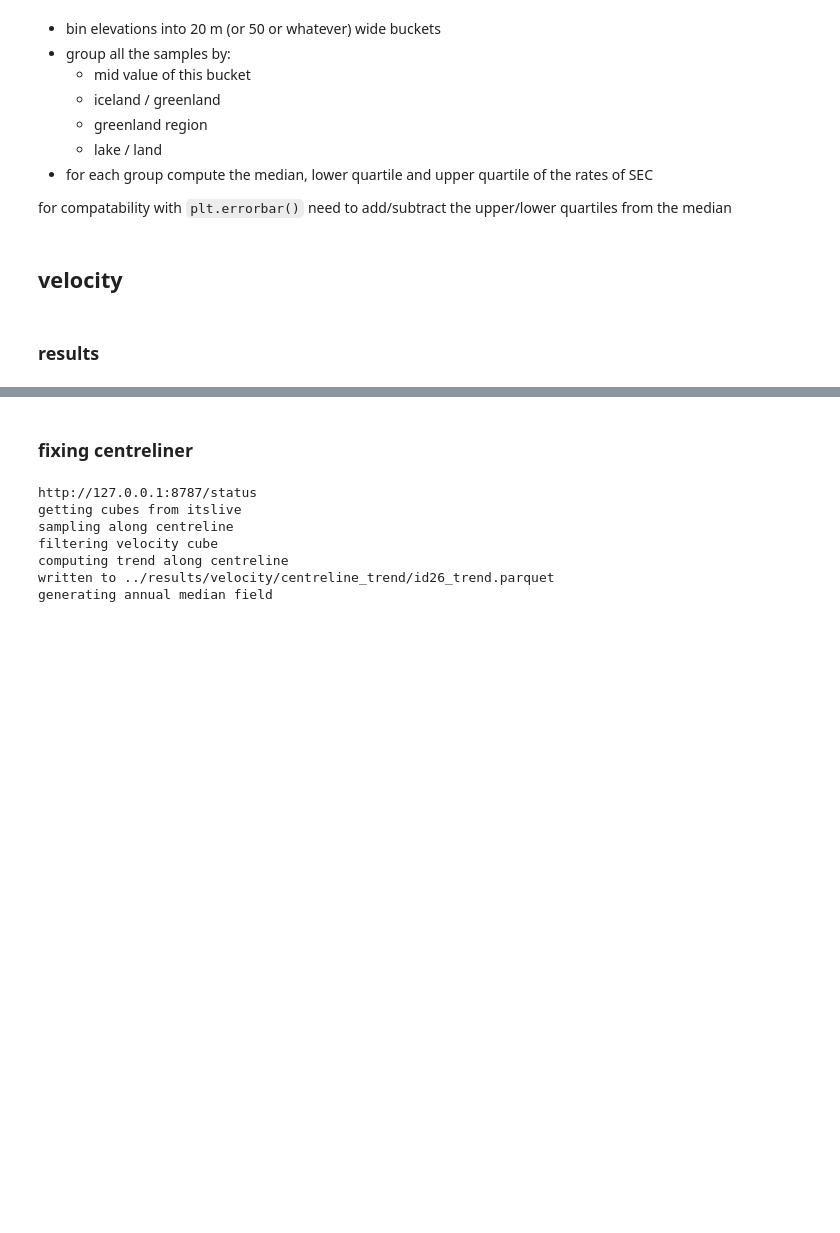
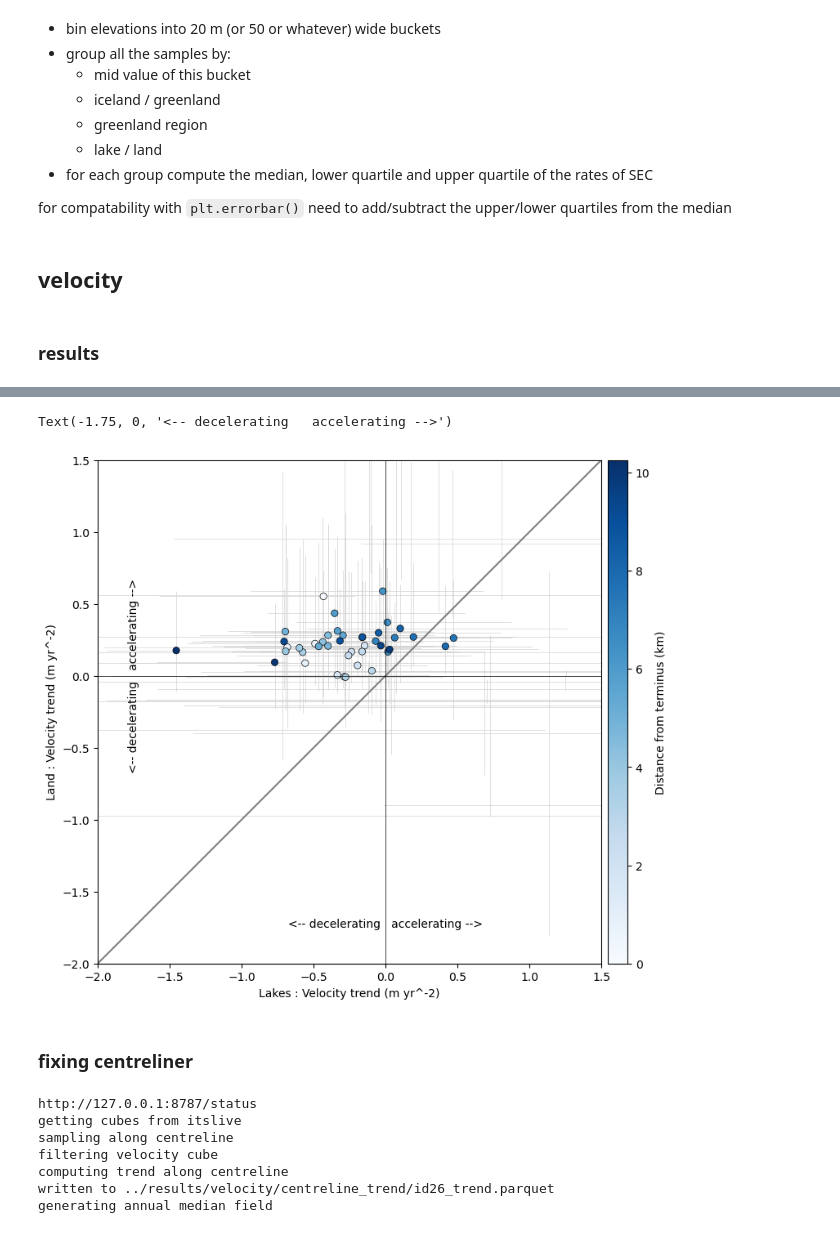
Before and after one commit to tlohde/lake-terminating-glaciers, a Jupyter notebook: src/jan25Update.ipynb, the cells around one changed output, grey strips where cells are left out. Saved outputs shown, nothing was run; the diff lists cells and outputs as text; code cells hidden in the pictures; blank space fills up the shorter version.

```diff
--- a/src/jan25Update.ipynb
+++ b/src/jan25Update.ipynb
@@ -669,24 +673,24 @@ for ax in fg.axes.flat:
 # %%
-line_df_split = samples_groupby(line_df, by=['where', 'region', 'lake_land', 'distance (km)'])
-# scatter of lake vs land SEC for GREENLAND ONLY, coloured by elevation, symbolised by region
+line_df_split = samples_groupby(cl_trend, by=['where', 'lake_land', 'cumul_dist'])
+# scatter of lake vs land V for GREENLAND ONLY, coloured by elevation, symbolised by region
 
 # plotting
 fig, ax = plt.subplots(figsize=[8,8])
 sns.scatterplot(data=line_df_split.loc[line_df_split['where']=='greenland'],
                 x='lake_median',
                 y='land_median',
-                style='region',
+                # style='region',
               #   markers=['o','s'],
-                hue='distance (km)',
+                hue='cumul_dist',
                 palette='Blues',
                 ec='k',
                 ax=ax,
-                legend="full",
+                legend=False,
                 )
 
 # quick sort of legend
-handles, labels = ax.get_legend_handles_labels()
-ax.legend(handles[-2:], labels[-2:])
+# handles, labels = ax.get_legend_handles_labels()
+# ax.legend(handles[-2:], labels[-2:])
 
 ax.errorbar(x='lake_median',
             y='land_median',
@@ -699,36 +703,61 @@ ax.errorbar(x='lake_median',
             ecolor='lightgray',
             elinewidth=0.5,
             zorder=0)
 
 # limits and aspect ratio and x=y line
 ax.set(
-  xlim=(-4, 1.5),
-  ylim=(-4, 1.5),
+  xlim=(-2, 1.5),
+  ylim=(-2, 1.5),
   xlabel='Lakes : Velocity trend (m yr^-2)',
   ylabel='Land : Velocity trend (m yr^-2)')
 ax.set_aspect('equal')
 
 # ax.annotate(f'elevation bin width: {bin_width} m',
 #             xy=(0.99, 0.01),
 #             ha='right',
 #             xycoords='axes fraction')
 
 plot_xeqy(ax)
+ax.axhline(0, c='k', lw=0.5)
+ax.axvline(0, c='k', lw=0.5)
 
 
 ########## elevation colorbar
-norm = plt.Normalize(*line_df_split['distance (km)'].agg(['min', 'max']))
+norm = plt.Normalize(*line_df_split['cumul_dist'].agg(['min', 'max']))
 cmap = plt.get_cmap('Blues')
 sm = plt.cm.ScalarMappable(cmap=cmap, norm=norm)
 
 pos = ax.get_position()
 cax = fig.add_axes([pos.x1 + 0.01,
                     pos.y0,
                     0.03,
                     pos.height])
 
 cb = plt.colorbar(sm, cax=cax)
 cax.set_ylabel('Distance from terminus (km)')
+
+
+ax.annotate('<-- decelerating   accelerating -->',
+            xy=(0, -1.75),
+            xycoords='data',
+            ha='center')
+
+ax.annotate('<-- decelerating   accelerating -->',
+            xy=(-1.75, 0),
+            xycoords='data',
+            ha='center',
+            va='center',
+            rotation=90)
+
+
+
+# now = pd.Timestamp.now().strftime('%y%m%d_%H%M') + '_'
+# directory = '../results/figures/'
+# filename = 'median_centreline_velocity_trends_iqr.png'
+# fig.savefig(directory + now + filename, bbox_inches = 'tight')
+# %% [output]
+Text(-1.75, 0, '<-- decelerating   accelerating -->')
+[figure, added]
 # %% [markdown]
 ### fixing centreliner
 # %%
```
Also changed, not shown: parts of 7 cells of this notebook.
